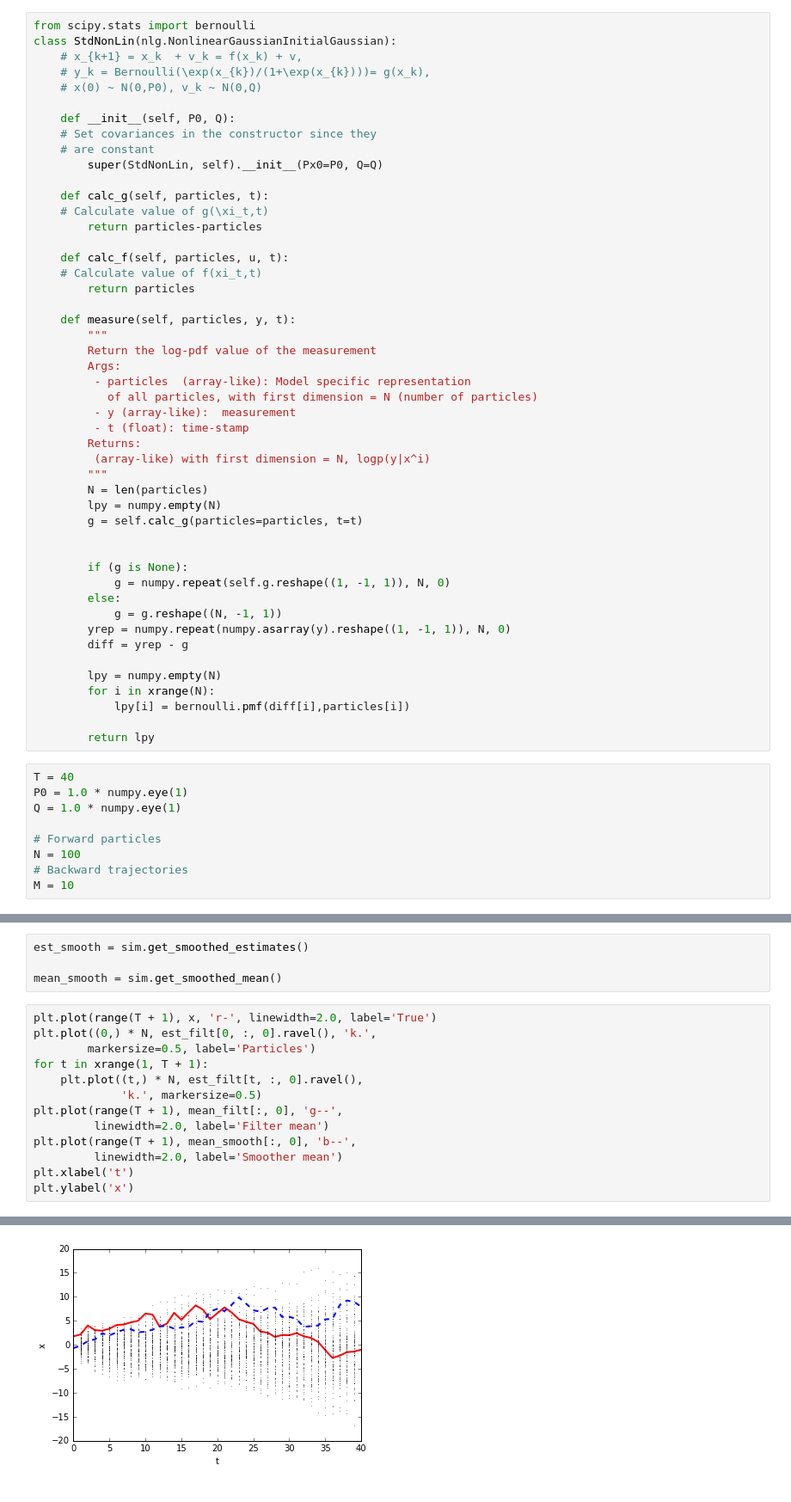
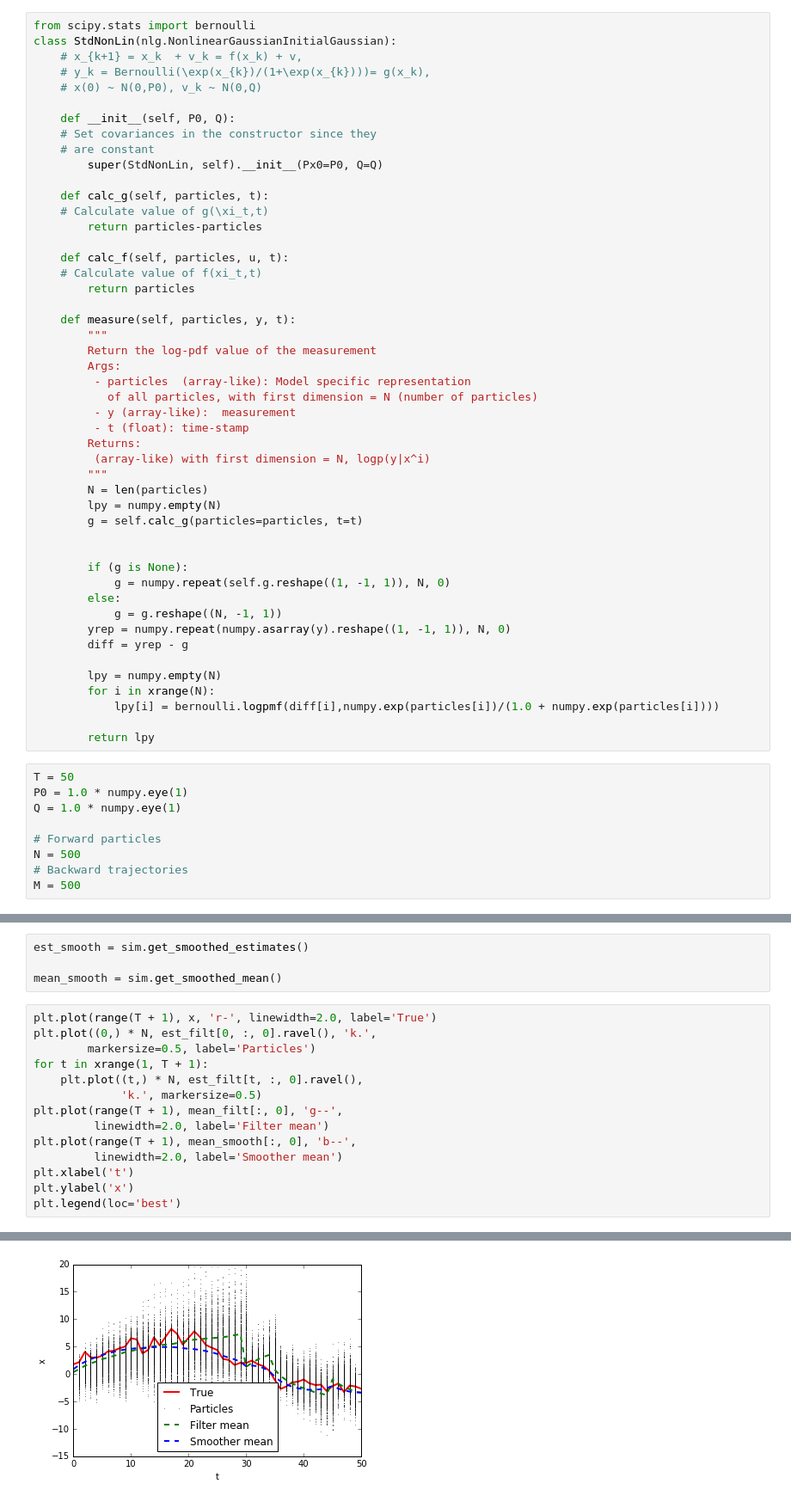
Before and after one commit to zyzdiana/ss_model_mixture, a Jupyter notebook: Neuro_State_Space_Model.ipynb, the cells around one changed output, grey strips where cells are left out. Shown: that part at 86% size. Drawn from its saved outputs; the diff is of its cells as text.

```diff
--- a/Neuro_State_Space_Model.ipynb
+++ b/Neuro_State_Space_Model.ipynb
@@ -62,18 +62,18 @@ class StdNonLin(nlg.NonlinearGaussianInitialGaussian):
 
         lpy = numpy.empty(N)
         for i in xrange(N):
-            lpy[i] = bernoulli.pmf(diff[i],particles[i])
+            lpy[i] = bernoulli.logpmf(diff[i],numpy.exp(particles[i])/(1.0 + numpy.exp(particles[i])))
 
         return lpy
 # %%
-T = 40
+T = 50
 P0 = 1.0 * numpy.eye(1)
 Q = 1.0 * numpy.eye(1)
 
 # Forward particles
-N = 100
+N = 500
 # Backward trajectories
-M = 10
+M = 500
 # %%
 model = StdNonLin(P0, Q)
 # %%
@@ -109,4 +109,5 @@ plt.plot(range(T + 1), mean_smooth[:, 0], 'b--',
          linewidth=2.0, label='Smoother mean')
 plt.xlabel('t')
 plt.ylabel('x')
+plt.legend(loc='best')
 # %% [output]
@@ -114 +115 @@ plt.ylabel('x')
-[figure, old version]
+[figure, new version]
```
Also changed, not shown: parts of 5 cells of this notebook, 1 other file.
